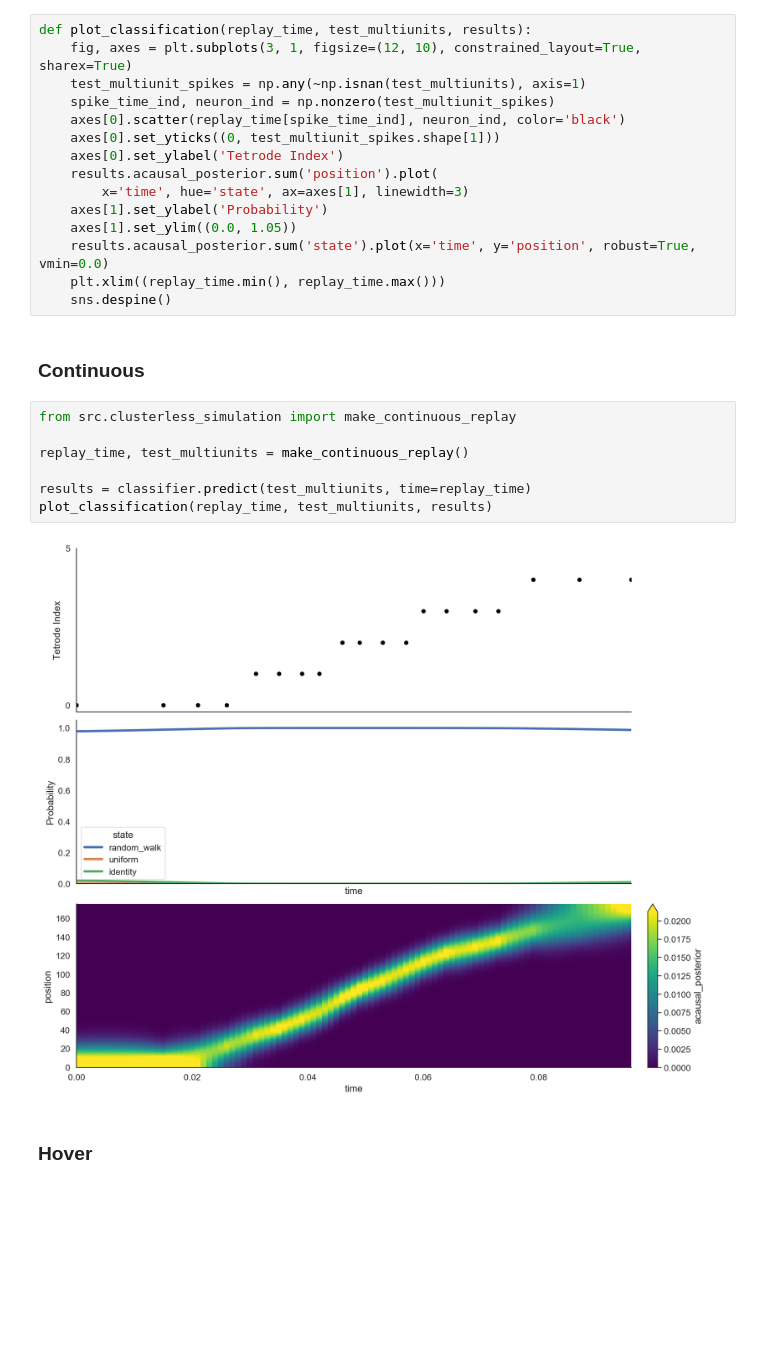
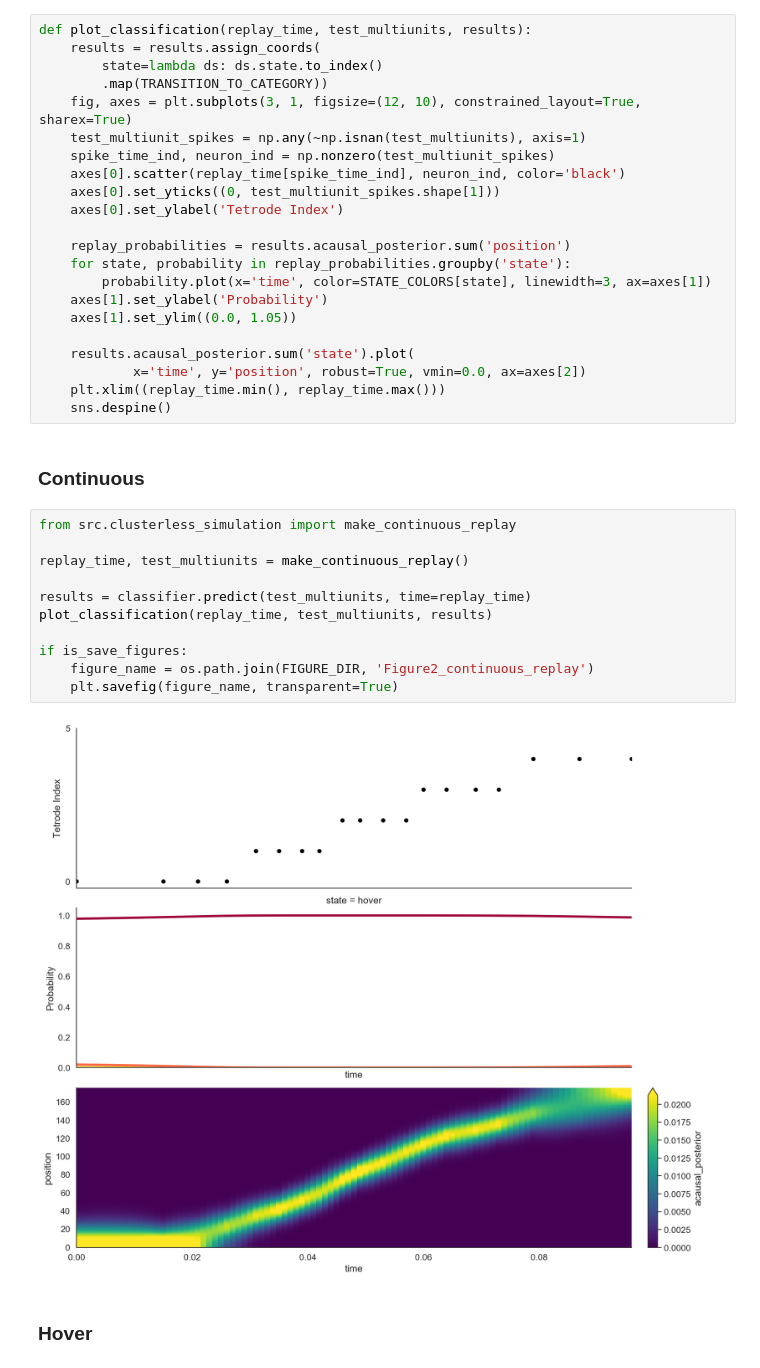
Before and after one commit to Eden-Kramer-Lab/replay_trajectory_paper, a Jupyter notebook: notebooks/Figure2_Clusterless.ipynb, the cells around one changed output. Cells and saved outputs as stored; diff of their text form; blank space fills up the shorter version.

```diff
--- a/notebooks/Figure2_Clusterless.ipynb
+++ b/notebooks/Figure2_Clusterless.ipynb
@@ -151,17 +152,24 @@ Text(0.5, 1.0, 'Discrete State Transition')
 ## Test classifier on different replay types
 # %%
 def plot_classification(replay_time, test_multiunits, results):
+    results = results.assign_coords(
+        state=lambda ds: ds.state.to_index()
+        .map(TRANSITION_TO_CATEGORY))
     fig, axes = plt.subplots(3, 1, figsize=(12, 10), constrained_layout=True, sharex=True)
     test_multiunit_spikes = np.any(~np.isnan(test_multiunits), axis=1)
     spike_time_ind, neuron_ind = np.nonzero(test_multiunit_spikes)
     axes[0].scatter(replay_time[spike_time_ind], neuron_ind, color='black')
     axes[0].set_yticks((0, test_multiunit_spikes.shape[1]))
     axes[0].set_ylabel('Tetrode Index')
-    results.acausal_posterior.sum('position').plot(
-        x='time', hue='state', ax=axes[1], linewidth=3)
+
+    replay_probabilities = results.acausal_posterior.sum('position')
+    for state, probability in replay_probabilities.groupby('state'):
+        probability.plot(x='time', color=STATE_COLORS[state], linewidth=3, ax=axes[1])
     axes[1].set_ylabel('Probability')
     axes[1].set_ylim((0.0, 1.05))
-    results.acausal_posterior.sum('state').plot(x='time', y='position', robust=True, vmin=0.0)
+
+    results.acausal_posterior.sum('state').plot(
+            x='time', y='position', robust=True, vmin=0.0, ax=axes[2])
     plt.xlim((replay_time.min(), replay_time.max()))
     sns.despine()
 # %% [markdown]
@@ -169,12 +177,16 @@ def plot_classification(replay_time, test_multiunits, results):
 # %%
 from src.clusterless_simulation import make_continuous_replay
 
 replay_time, test_multiunits = make_continuous_replay()
 
 results = classifier.predict(test_multiunits, time=replay_time)
 plot_classification(replay_time, test_multiunits, results)
+
+if is_save_figures:
+    figure_name = os.path.join(FIGURE_DIR, 'Figure2_continuous_replay')
+    plt.savefig(figure_name, transparent=True)
 # %% [output]
-[figure, old version]
+[figure, new version]
 # %% [markdown]
 ### Hover
 # %%
```
Also changed, not shown: parts of 11 cells of this notebook, 5 other files.
